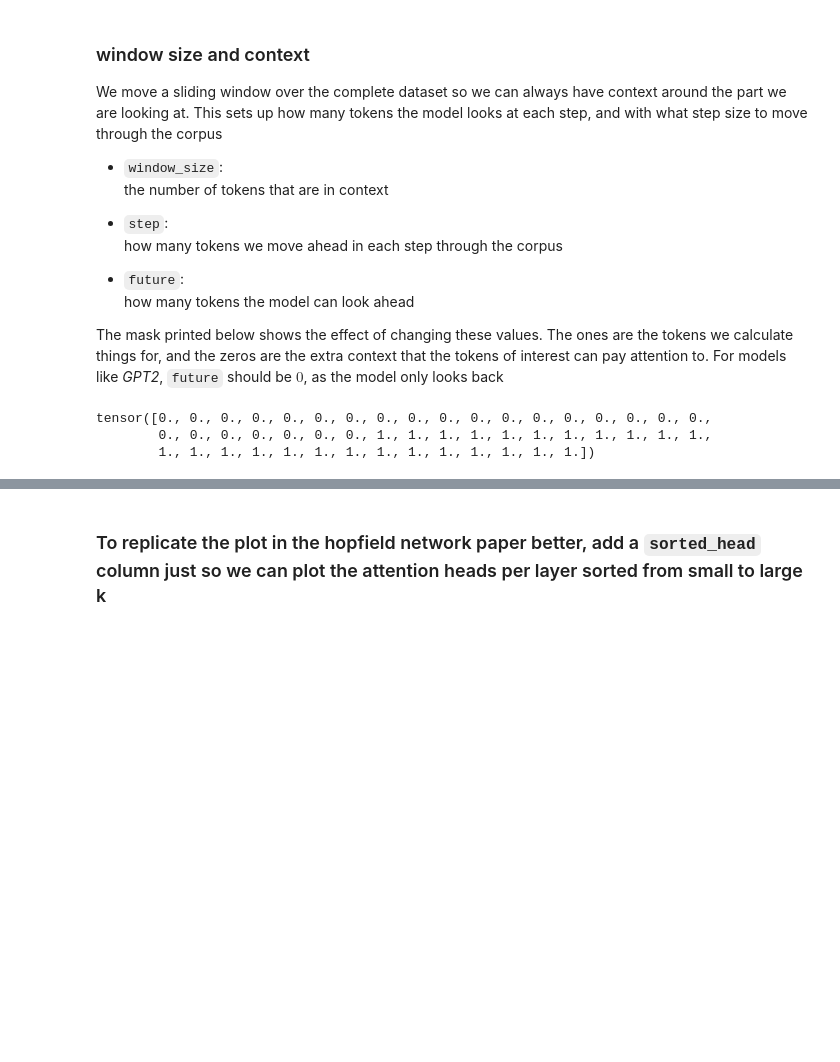
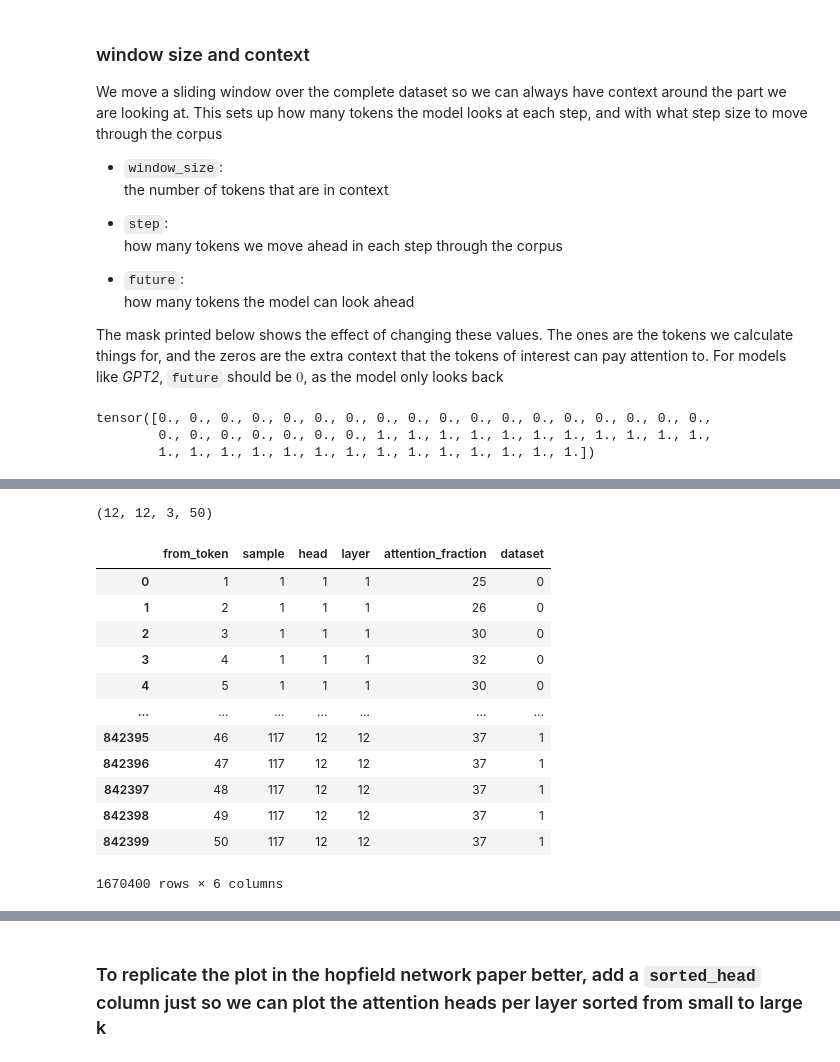
Before and after one commit to martijnvanbeers/nlp-attribution-notebooks, a Jupyter notebook: attention_viz-batched_diff-rollout.ipynb, the cells around one changed output, grey strips where cells are left out. Saved outputs shown, nothing was run; the diff lists cells and outputs as text; code cells hidden in the pictures; blank space fills up the shorter version.

```diff
--- a/attention_viz-batched_diff-rollout.ipynb
+++ b/attention_viz-batched_diff-rollout.ipynb
@@ -160,3 +164,23 @@ att.shape
+# %%
+ks.shape
+# %% [output]
+(12, 12, 3, 50)
+# %%
+result
+# %% [output]
+|  | from_token | sample | head | layer | attention_fraction | dataset |
+| 0 | 1 | 1 | 1 | 1 | 25 | 0 |
+| 1 | 2 | 1 | 1 | 1 | 26 | 0 |
+| 2 | 3 | 1 | 1 | 1 | 30 | 0 |
+| 3 | 4 | 1 | 1 | 1 | 32 | 0 |
+| 4 | 5 | 1 | 1 | 1 | 30 | 0 |
+| ... | ... | ... | ... | ... | ... | ... |
+| 842395 | 46 | 117 | 12 | 12 | 37 | 1 |
+| 842396 | 47 | 117 | 12 | 12 | 37 | 1 |
+| 842397 | 48 | 117 | 12 | 12 | 37 | 1 |
+| 842398 | 49 | 117 | 12 | 12 | 37 | 1 |
+| 842399 | 50 | 117 | 12 | 12 | 37 | 1 |
+1670400 rows × 6 columns
 # %%
 filtered = result[(result['from_token']>(window_size-(step+future))) & (result['from_token']<=(window_size-future)) ].rename(columns={'attention_fraction': "value"})
 # %%
```
Also changed, not shown: parts of 9 cells of this notebook, 1 other file.
